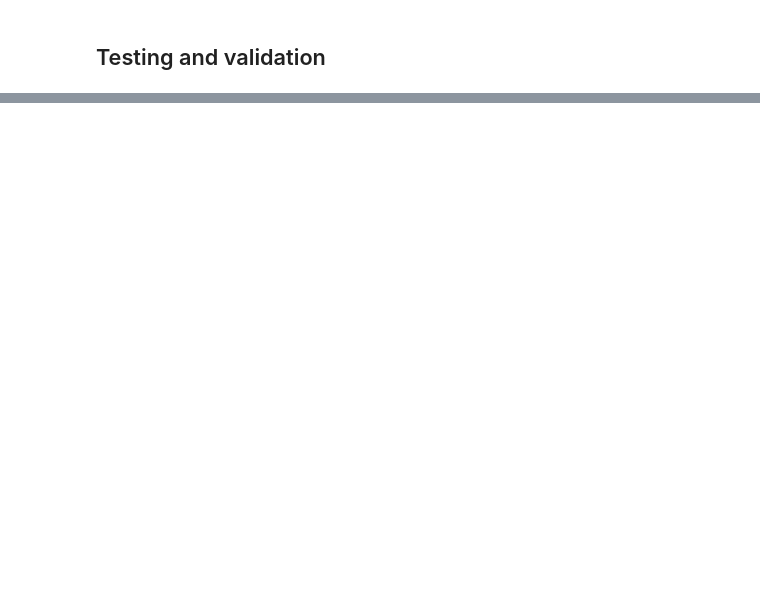
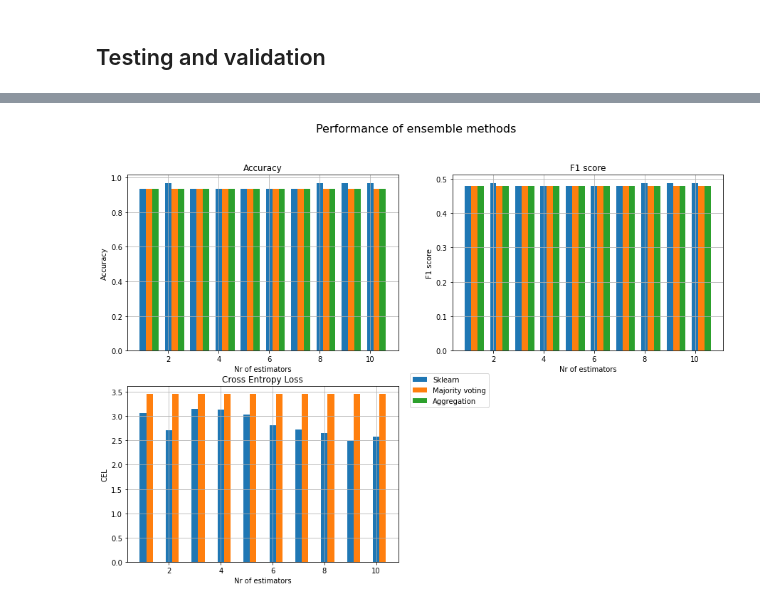
Before and after one commit to STProgrammer/Ensembled-naive-bayes-classifiers, a Jupyter notebook: GA-2.ipynb, the cells around one changed output, grey strips where cells are left out. Drawn from its saved outputs; the diff is of its cells as text; code cells hidden in the pictures; blank space fills up the shorter version.

Commit message:
the changes made, plotting and testing functions on the last cell

```diff
--- a/GA-2.ipynb
+++ b/GA-2.ipynb
@@ -462,0 +708,8 @@ int
+# %%
+nr_of_tests = 1 # Nr of tests to make
+nr_of_classifiers = 10
+train_test_split = 0.8
+seed = 1
+random.seed(seed)
+
+testing(dataset, nr_of_classifiers, train_test_split, nr_of_tests, seed)
@@ -462,0 +725,4 @@ int
+# %%
+plotting_ensemble(dataset, nr_of_classifiers, train_test_split, seed)
+# %% [output]
+[figure, added]
```
Also changed, not shown: parts of 16 cells of this notebook.
